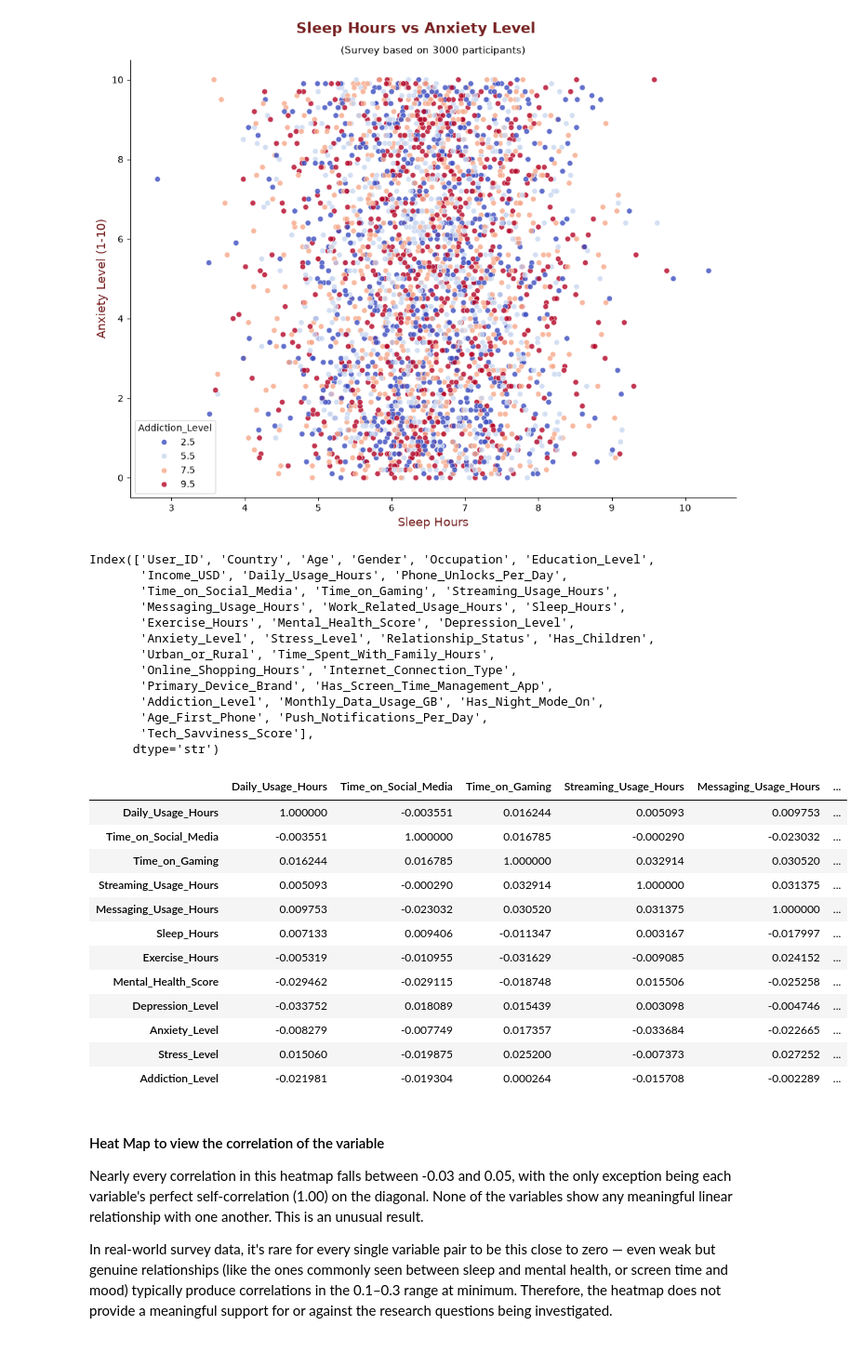
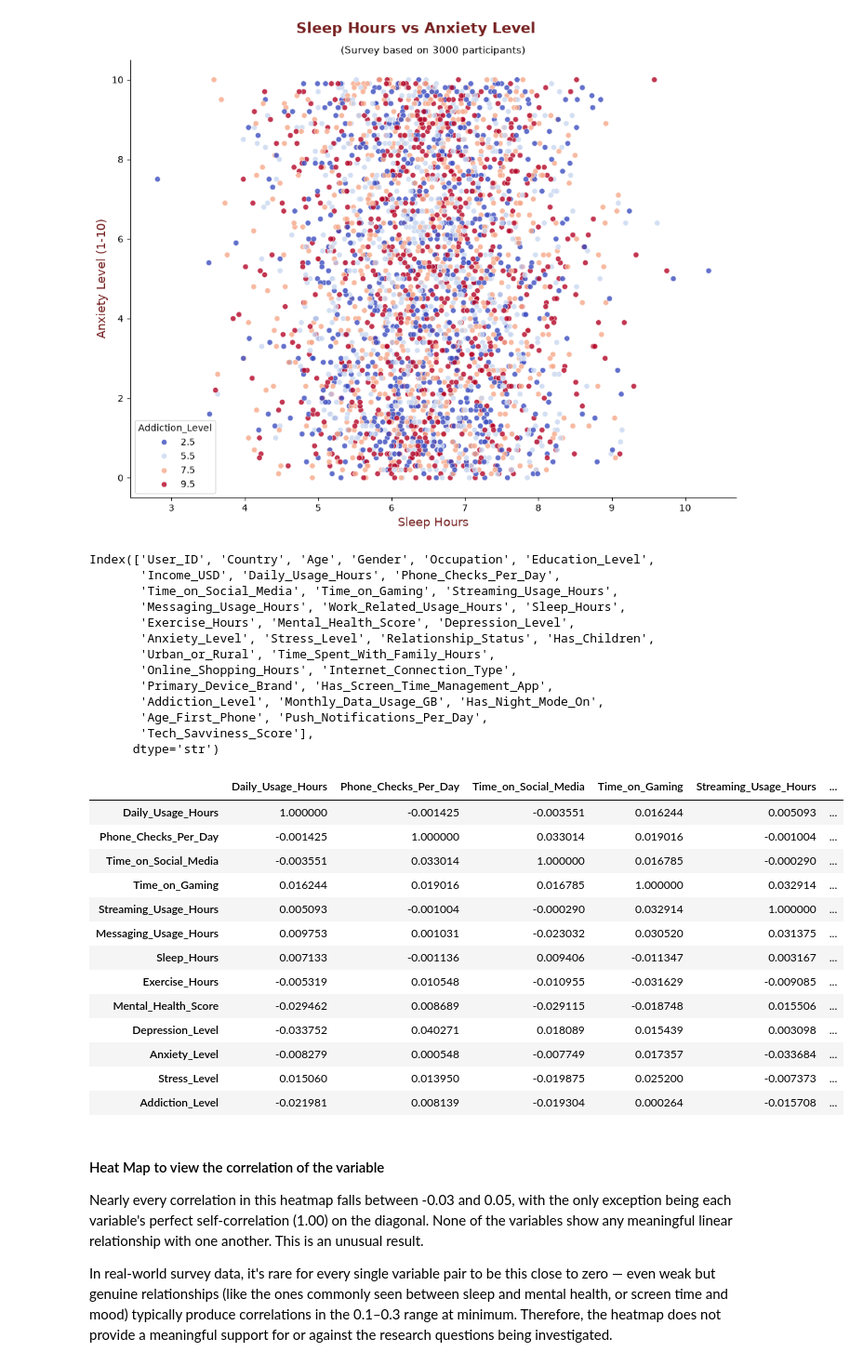
Before and after one commit to shivahari04/smartphone_addiction_analysis, a Jupyter notebook: Notebook/global_smartphone_addiction.ipynb, the cells around one changed output. Shown at 93% size. Cells and saved outputs as stored; diff of their text form; code cells hidden in the pictures.

```diff
--- a/Notebook/global_smartphone_addiction.ipynb
+++ b/Notebook/global_smartphone_addiction.ipynb
@@ -193,12 +193,13 @@ Index(['User_ID', 'Country', 'Age', 'Gender', 'Occupation', 'Education_Level',
 # Rename the columns to match with teen_screentime_addiction.ipynb
 
 df = df.rename(columns={ 'Daily_Screen_Time_Hours': 'Daily_Usage_Hours',
-                   'Social_Media_Usage_Hours': 'Time_on_Social_Media',
-                   'Gaming_Usage_Hours': 'Time_on_Gaming',
-                   'Physical_Activity_Hours': 'Exercise_Hours',
-                   'Depression_Score': 'Depression_Level',
-                   'Anxiety_Score': 'Anxiety_Level',
-                   'Self_Reported_Addiction_Level': 'Addiction_Level'})
+                        'Phone_Unlocks_Per_Day': 'Phone_Checks_Per_Day',
+                        'Social_Media_Usage_Hours': 'Time_on_Social_Media',
+                        'Gaming_Usage_Hours': 'Time_on_Gaming',
+                        'Physical_Activity_Hours': 'Exercise_Hours',
+                        'Depression_Score': 'Depression_Level',
+                        'Anxiety_Score': 'Anxiety_Level',
+                        'Self_Reported_Addiction_Level': 'Addiction_Level'})
 # %%
 df.head()
 # %% [output]
@@ -245,7 +246,7 @@ Based on this reasoning, negative values in usage/activity columns were treated
 # %%
 # Clipping the negative values to zero
 
-columns_to_clip = ['Income_USD','Daily_Usage_Hours','Phone_Unlocks_Per_Day',
+columns_to_clip = ['Income_USD','Daily_Usage_Hours','Phone_Checks_Per_Day',
                     'Time_on_Social_Media', 'Time_on_Gaming', 'Streaming_Usage_Hours',
                     'Messaging_Usage_Hours','Work_Related_Usage_Hours','Exercise_Hours',
                     'Time_Spent_With_Family_Hours','Online_Shopping_Hours','Monthly_Data_Usage_GB',
@@ -414,7 +417,7 @@ plt.show()
 df.columns
 # %% [output]
 Index(['User_ID', 'Country', 'Age', 'Gender', 'Occupation', 'Education_Level',
-       'Income_USD', 'Daily_Usage_Hours', 'Phone_Unlocks_Per_Day',
+       'Income_USD', 'Daily_Usage_Hours', 'Phone_Checks_Per_Day',
        'Time_on_Social_Media', 'Time_on_Gaming', 'Streaming_Usage_Hours',
        'Messaging_Usage_Hours', 'Work_Related_Usage_Hours', 'Sleep_Hours',
        'Exercise_Hours', 'Mental_Health_Score', 'Depression_Level',
@@ -427,26 +430,27 @@ Index(['User_ID', 'Country', 'Age', 'Gender', 'Occupation', 'Education_Level',
        'Tech_Savviness_Score'],
       dtype='str')
 # %%
-df_correlation = df[['Daily_Usage_Hours', 'Time_on_Social_Media', 'Time_on_Gaming',
-                     'Streaming_Usage_Hours', 'Messaging_Usage_Hours', 'Sleep_Hours',
-                      'Exercise_Hours', 'Mental_Health_Score', 'Depression_Level',
-                       'Anxiety_Level', 'Stress_Level', 'Addiction_Level']].corr()
+df_correlation = df[['Daily_Usage_Hours', 'Phone_Checks_Per_Day','Time_on_Social_Media',
+                      'Time_on_Gaming', 'Streaming_Usage_Hours', 'Messaging_Usage_Hours',
+                       'Sleep_Hours', 'Exercise_Hours', 'Mental_Health_Score',
+                        'Depression_Level', 'Anxiety_Level', 'Stress_Level', 'Addiction_Level']].corr()
 
 df_correlation
 # %% [output]
-|  | Daily_Usage_Hours | Time_on_Social_Media | Time_on_Gaming | Streaming_Usage_Hours | Messaging_Usage_Hours | ... |
-| Daily_Usage_Hours | 1.000000 | -0.003551 | 0.016244 | 0.005093 | 0.009753 | ... |
-| Time_on_Social_Media | -0.003551 | 1.000000 | 0.016785 | -0.000290 | -0.023032 | ... |
-| Time_on_Gaming | 0.016244 | 0.016785 | 1.000000 | 0.032914 | 0.030520 | ... |
-| Streaming_Usage_Hours | 0.005093 | -0.000290 | 0.032914 | 1.000000 | 0.031375 | ... |
-| Messaging_Usage_Hours | 0.009753 | -0.023032 | 0.030520 | 0.031375 | 1.000000 | ... |
-| Sleep_Hours | 0.007133 | 0.009406 | -0.011347 | 0.003167 | -0.017997 | ... |
-| Exercise_Hours | -0.005319 | -0.010955 | -0.031629 | -0.009085 | 0.024152 | ... |
-| Mental_Health_Score | -0.029462 | -0.029115 | -0.018748 | 0.015506 | -0.025258 | ... |
-| Depression_Level | -0.033752 | 0.018089 | 0.015439 | 0.003098 | -0.004746 | ... |
-| Anxiety_Level | -0.008279 | -0.007749 | 0.017357 | -0.033684 | -0.022665 | ... |
-| Stress_Level | 0.015060 | -0.019875 | 0.025200 | -0.007373 | 0.027252 | ... |
-| Addiction_Level | -0.021981 | -0.019304 | 0.000264 | -0.015708 | -0.002289 | ... |
+|  | Daily_Usage_Hours | Phone_Checks_Per_Day | Time_on_Social_Media | Time_on_Gaming | Streaming_Usage_Hours | ... |
+| Daily_Usage_Hours | 1.000000 | -0.001425 | -0.003551 | 0.016244 | 0.005093 | ... |
+| Phone_Checks_Per_Day | -0.001425 | 1.000000 | 0.033014 | 0.019016 | -0.001004 | ... |
+| Time_on_Social_Media | -0.003551 | 0.033014 | 1.000000 | 0.016785 | -0.000290 | ... |
+| Time_on_Gaming | 0.016244 | 0.019016 | 0.016785 | 1.000000 | 0.032914 | ... |
+| Streaming_Usage_Hours | 0.005093 | -0.001004 | -0.000290 | 0.032914 | 1.000000 | ... |
+| Messaging_Usage_Hours | 0.009753 | 0.001031 | -0.023032 | 0.030520 | 0.031375 | ... |
+| Sleep_Hours | 0.007133 | -0.001136 | 0.009406 | -0.011347 | 0.003167 | ... |
+| Exercise_Hours | -0.005319 | 0.010548 | -0.010955 | -0.031629 | -0.009085 | ... |
+| Mental_Health_Score | -0.029462 | 0.008689 | -0.029115 | -0.018748 | 0.015506 | ... |
+| Depression_Level | -0.033752 | 0.040271 | 0.018089 | 0.015439 | 0.003098 | ... |
+| Anxiety_Level | -0.008279 | 0.000548 | -0.007749 | 0.017357 | -0.033684 | ... |
+| Stress_Level | 0.015060 | 0.013950 | -0.019875 | 0.025200 | -0.007373 | ... |
+| Addiction_Level | -0.021981 | 0.008139 | -0.019304 | 0.000264 | -0.015708 | ... |
 # %% [markdown]
 #### Heat Map to view the correlation of the variable
 
```
Also changed, not shown: parts of 5 cells of this notebook, 5 other files.
